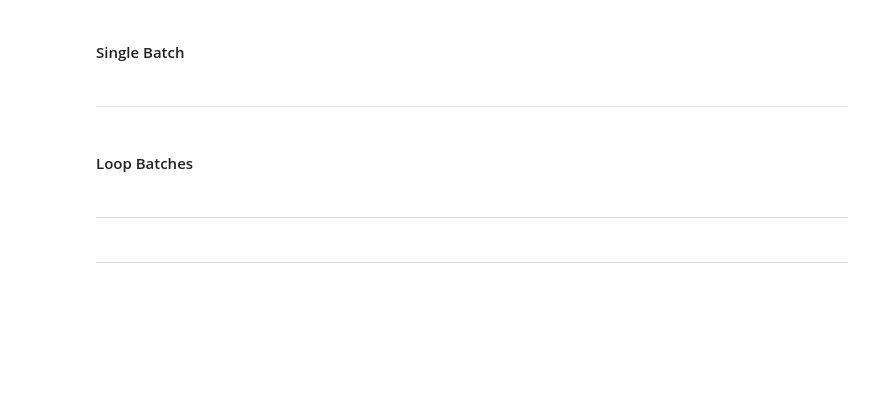
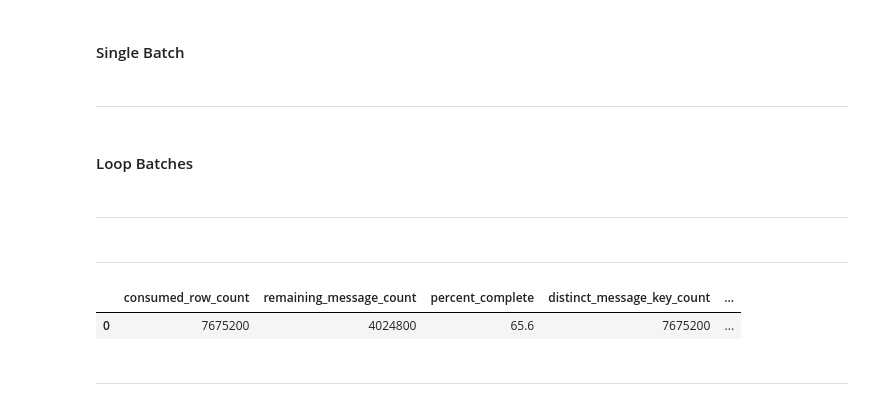
Before and after one commit to DCook-WGU/dcook-wgu-capstone-unified-predictive-maintenance-pipeline, a Jupyter notebook: notebooks/synthetic/synthetic_08_kafka_consumer_adapter.ipynb, the cells around one changed output. Drawn from its saved outputs; the diff is of its cells as text; code cells hidden in the pictures; blank space fills up the shorter version.

```diff
--- a/notebooks/synthetic/synthetic_08_kafka_consumer_adapter.ipynb
+++ b/notebooks/synthetic/synthetic_08_kafka_consumer_adapter.ipynb
@@ -178,3 +191,34 @@ validation_dataframe = read_sql_dataframe(
 display(validation_dataframe)
 # %% [markdown]
 ----
+# %%
+stage_8_progress_dataframe = read_sql_dataframe(
+    engine,
+    f"""
+    SELECT
+        COUNT(*) AS consumed_row_count,
+        11700000 - COUNT(*) AS remaining_message_count,
+        ROUND((COUNT(*)::numeric / 11700000::numeric) * 100, 2) AS percent_complete,
+        COUNT(DISTINCT message_key) AS distinct_message_key_count,
+        COUNT(DISTINCT observation_index) AS distinct_observation_count,
+        COUNT(*) FILTER (WHERE rebuild_status = 'pending') AS pending_rebuild_count,
+        COUNT(*) FILTER (WHERE message_key IS NULL) AS null_message_key_count,
+        COUNT(*) FILTER (WHERE sensor_value IS NULL) AS null_sensor_value_count,
+        MIN(consumer_received_at) AS first_consumed_at,
+        MAX(consumer_received_at) AS last_consumed_at
+    FROM "{SCHEMA}"."synthetic_sensor_messages_consumed_stage"
+    WHERE dataset_id = :dataset_id
+      AND run_id = :run_id
+    """,
+    params={
+        "dataset_id": DATASET_ID,
+        "run_id": RUN_ID,
+    },
+)
+
+display(stage_8_progress_dataframe)
+# %% [output]
+|  | consumed_row_count | remaining_message_count | percent_complete | distinct_message_key_count | ... |
+| 0 | 7675200 | 4024800 | 65.6 | 7675200 | ... |
+# %% [markdown]
+---
```
Also changed, not shown: parts of 6 cells of this notebook, 3 other files.
